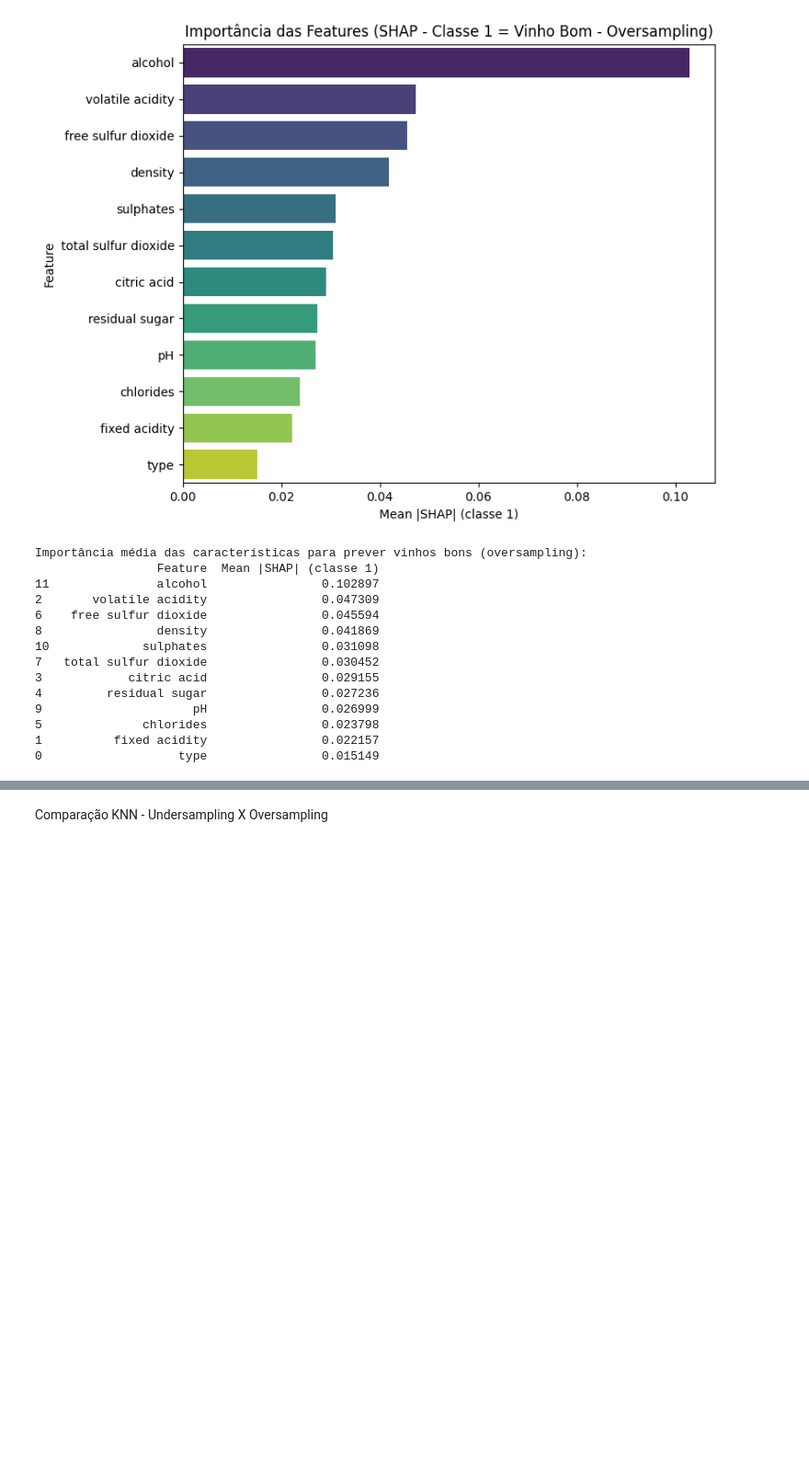
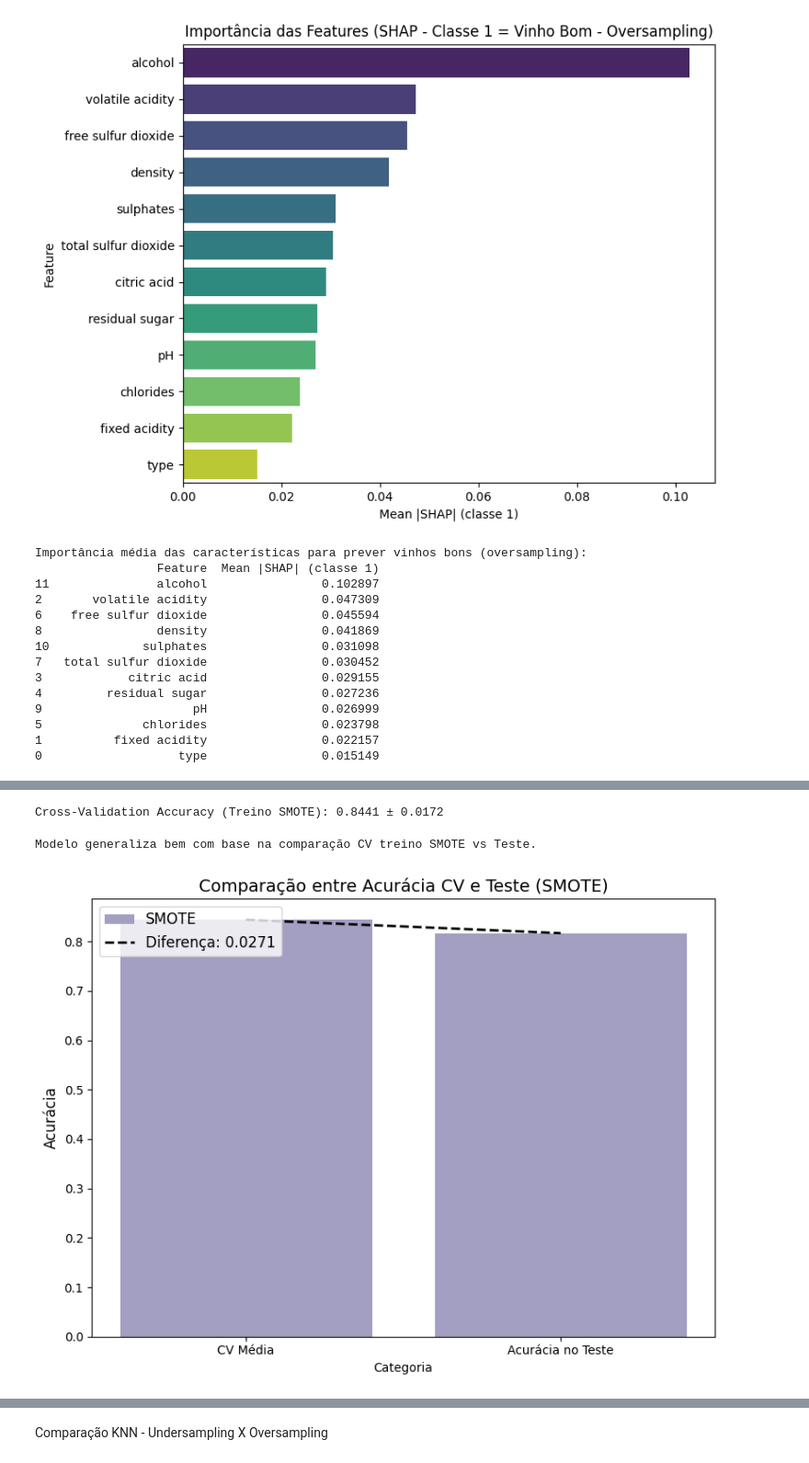
Before and after one commit to BMateusSs/Projeto-PSI3, a Jupyter notebook: knn_wine_quality.ipynb, the cells around one changed output, grey strips where cells are left out. Shown at 92% size. Saved outputs shown, nothing was run; the diff lists cells and outputs as text; code cells hidden in the pictures; blank space fills up the shorter version.

Commit message:
KNN + SMOTE

```diff
--- a/knn_wine_quality.ipynb
+++ b/knn_wine_quality.ipynb
@@ -521,0 +546,11 @@ Importância média das características para prever vinhos bons (oversampling):
+# %%
+# Avaliação de métricas
+tabela_metricas_smote = gerar_tabela_metricas(
+    best_knn_smote, X_train_smote_scaled, y_train_smote, X_test_scaled, y_test
+)
+print("\n===== Tabela de Métricas (com SMOTE) =====")
+print(tabela_metricas_smote)
+acc_train_smote = accuracy_score(y_train_smote, best_knn_smote.predict(X_train_smote_scaled))
+acc_test_smote = accuracy_score(y_test, best_knn_smote.predict(X_test_scaled))
+print(f"\nAcurácia Treino (SMOTE): {acc_train_smote:.4f}")
+print(f"Acurácia Teste (SMOTE) : {acc_test_smote:.4f}")
@@ -521,0 +571,39 @@ Importância média das características para prever vinhos bons (oversampling):
+# %%
+# Cross-validation para KNN com SMOTE
+cv_scores_smote = cross_val_score(best_knn_smote, X_train_smote_scaled, y_train_smote, cv=5, scoring='accuracy')
+cv_mean_smote = cv_scores_smote.mean()
+cv_std_smote = cv_scores_smote.std()
+print(f"\nCross-Validation Accuracy (Treino SMOTE): {cv_mean_smote:.4f} ± {cv_std_smote:.4f}")
+# %% [output]
+Cross-Validation Accuracy (Treino SMOTE): 0.8441 ± 0.0172
+# %%
+# Verificação de Overfitting para KNN com SMOTE
+diff_smote = abs(cv_mean_smote - acc_test_smote)
+limiar = 0.05
+
+if diff_smote > limiar:
+    print("\nAtenção: Diferença significativa entre CV (treino SMOTE) e teste.")
+    print(f"→ CV Média: {cv_mean_smote:.4f}")
+    print(f"→ Teste   : {acc_test_smote:.4f}")
+    print(f"→ Diferença: {diff_smote:.4f}")
+    print("Possível overfitting ou distribuição diferente entre treino/teste.")
+else:
+    print("\nModelo generaliza bem com base na comparação CV treino SMOTE vs Teste.")
+
+data_smote = pd.DataFrame({
+    "Categoria": ["CV Média", "Acurácia no Teste"],
+    "Acurácia": [cv_mean_smote, acc_test_smote],
+    "Modelo": ["SMOTE"] * 2
+})
+
+fig, ax = plt.subplots(figsize=(8, 6))
+sns.barplot(x="Categoria", y="Acurácia", data=data_smote, ax=ax, palette='Purples', hue="Modelo")
+ax.plot([0, 1], [cv_mean_smote, acc_test_smote], 'k--', lw=2, label=f'Diferença: {diff_smote:.4f}')
+ax.legend(loc='upper left', fontsize=12)
+ax.set_title('Comparação entre Acurácia CV e Teste (SMOTE)', fontsize=14)
+ax.set_ylabel('Acurácia', fontsize=12)
+plt.tight_layout()
+plt.show()
+# %% [output]
+Modelo generaliza bem com base na comparação CV treino SMOTE vs Teste.
+[figure, added]
```
Also changed, not shown: parts of 8 cells of this notebook.
